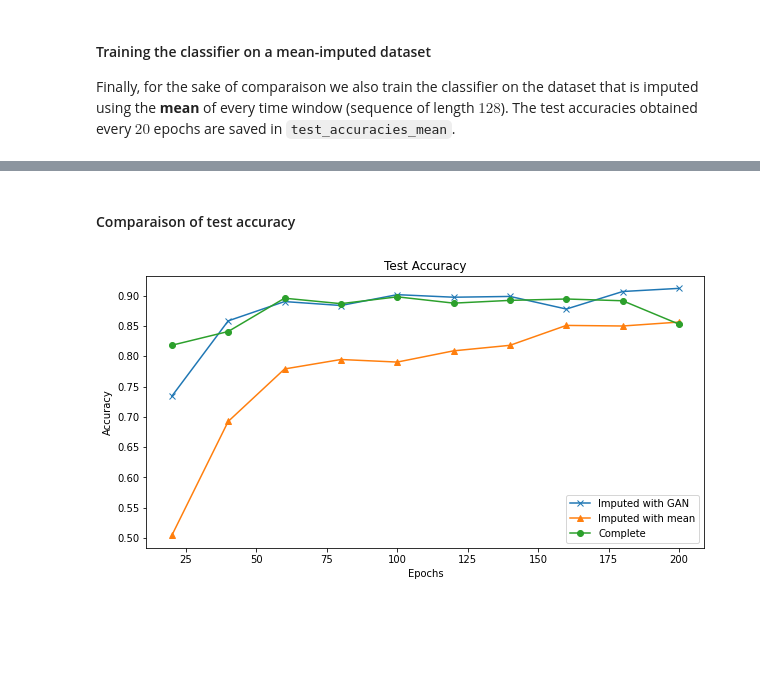
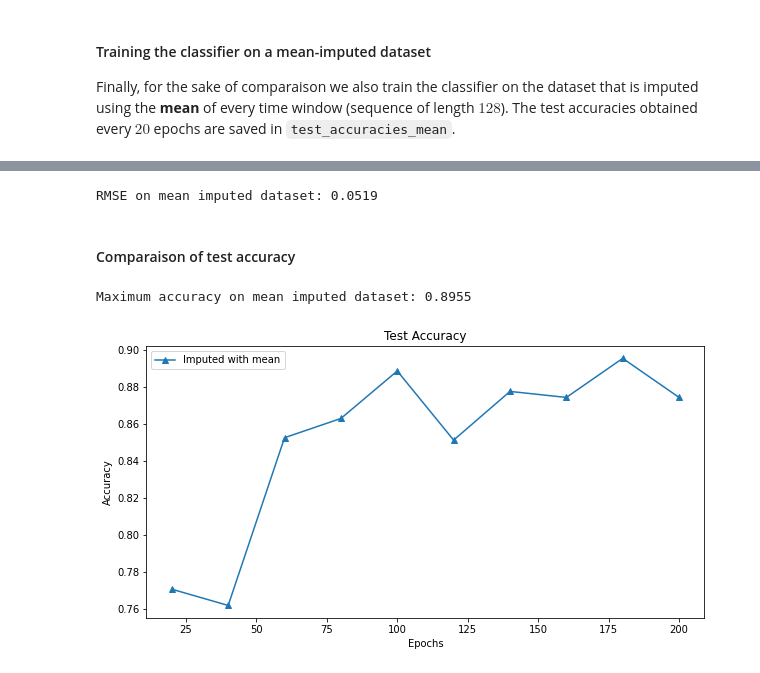
Before and after one commit to sohaiberrabii/data-imputation, a Jupyter notebook: UCIHAR_imputation_v0.ipynb, the cells around one changed output, grey strips where cells are left out. Cells and saved outputs as stored; diff of their text form; code cells hidden in the pictures; blank space fills up the shorter version.

```diff
--- a/UCIHAR_imputation_v0.ipynb
+++ b/UCIHAR_imputation_v0.ipynb
@@ -253,24 +308,12 @@ of the imputation with the root mean square error.
 # %%
-# We impute the whole dataset at once
-with torch.no_grad():
-    # Complete data
-    x_complete = ucihar.data
+# RMSE performance
+x_imputed, rmse = evaluate(netG, ucihar.data, ucihar_miss.data)
+print(f"RMSE Performance: {rmse}")
 
-    # Impute the missing data
-    x_miss = ucihar_miss.data
-    z = torch.rand(x_miss.shape) * 0.01
-    mask = ~torch.isnan(x_miss)
-    x_noised = mask * torch.nan_to_num(x_miss) + ~mask * z
-    xG = netG(x_noised)
-    x_imputed = mask * x_noised + ~mask * xG
-
-    # RMSE performance
-    rmse = imputation_rmse(x_complete.numpy(), xG.numpy(), mask.numpy())
-    print(f"RMSE Performance: {rmse}")
-
-    # Plot some signal before/after imputation
-    signal_id = random.randrange(n_features)
-    sample_id = random.randrange(n_samples)
-    plt.plot(x_complete[sample_id, :, signal_id], label="real")
-    plt.plot(x_imputed[sample_id, :, signal_id], label="imputed")
-    plt.legend()
+# Plot some signal before/after imputation
+signal_id = random.randrange(n_features)
+sample_id = random.randrange(n_samples)
+plt.plot(ucihar.data[sample_id, :, signal_id], label="real")
+plt.plot(x_imputed[sample_id, :, signal_id], label="imputed")
+plt.legend()
+plt.show()
@@ -471,15 +498,28 @@ Epoch [199/200]  Loss: 0.1438451400127037        Accuracy: 0.9436961206896551
+# %%
+rmse = imputation_rmse(ucihar.data.numpy(), x_imputed_mean.numpy(), mask.numpy())
+
+print(f"RMSE on mean imputed dataset: {rmse:.4f}")
+# %% [output]
+RMSE on mean imputed dataset: 0.0519
 # %% [markdown]
 #### Comparaison of test accuracy
 # %%
+# Maximum accuracy achieved
+#print(f"Maximum accuracy on original dataset: {max(test_accuracies_complete):.4f}")
+#print(f"Maximum accuracy on GAN-imputed dataset: {max(test_accuracies):.4f}")
+print(f"Maximum accuracy on mean imputed dataset: {max(test_accuracies_mean):.4f}")
+
 # Plot test accuracy
 plt.figure(figsize=(10,5))
 plt.title("Test Accuracy")
-plt.plot(np.arange(20, cls_epochs + 1, 20), test_accuracies, marker='x', label='Imputed with GAN')
+#plt.plot(np.arange(20, cls_epochs + 1, 20), test_accuracies, marker='x', label='Imputed with GAN')
 plt.plot(np.arange(20, cls_epochs + 1, 20), test_accuracies_mean, marker='^', label='Imputed with mean')
-plt.plot(np.arange(20, cls_epochs + 1, 20), test_accuracies_complete, marker='o', label='Complete')
+#plt.plot(np.arange(20, cls_epochs + 1, 20), test_accuracies_complete, marker='o', label='Original')
 plt.xlabel("Epochs")
 plt.ylabel("Accuracy")
 plt.legend()
+plt.savefig(f"results/accuracy_mcar_{int(miss_rate * 100)}.png")
 plt.show()
 # %% [output]
+Maximum accuracy on mean imputed dataset: 0.8955
-[figure, old version]
+[figure, new version]
```
Also changed, not shown: parts of 14 cells of this notebook, 2 other files.
